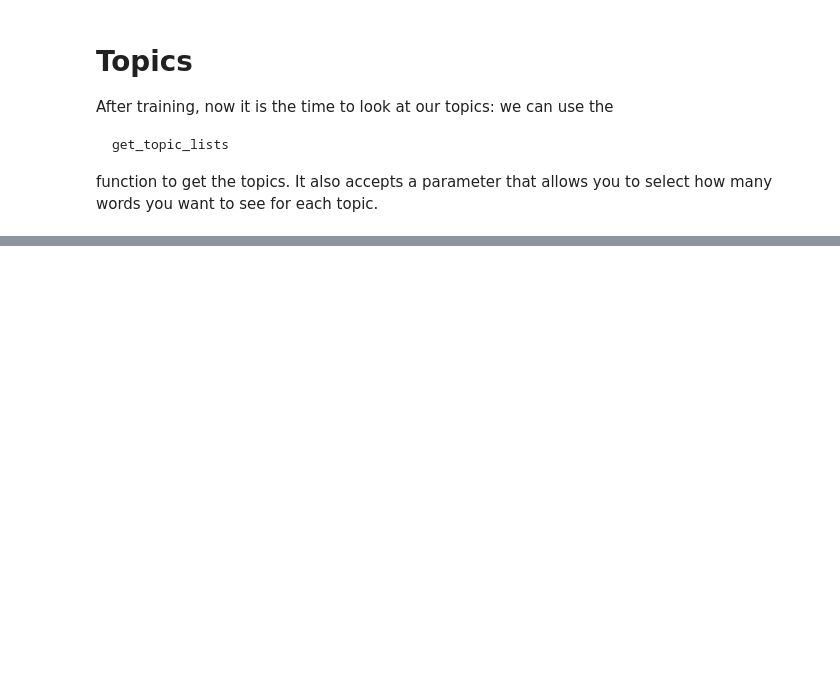
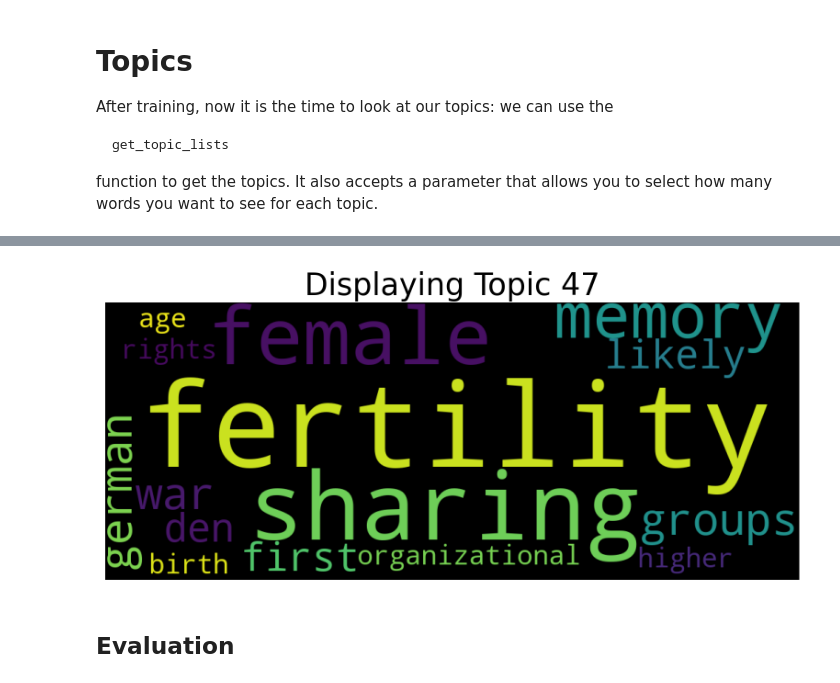
Before and after one commit to esnue/ThesisAllocationSystem, a Jupyter notebook: Zero_shot_topic_modeling.ipynb, the cells around one changed output, grey strips where cells are left out. Cells and saved outputs as stored; diff of their text form; code cells hidden in the pictures; blank space fills up the shorter version.

Commit message:
added topic viz

```diff
--- a/Zero_shot_topic_modeling.ipynb
+++ b/Zero_shot_topic_modeling.ipynb
@@ -167,0 +198,6 @@ ctm.get_topic_lists(5)
+# %%
+ctm.get_wordcloud(topic_id=47, n_words=15)
+# %% [output]
+[figure, added]
+# %% [markdown]
+## Evaluation
```
Also changed, not shown: parts of 9 cells of this notebook.
